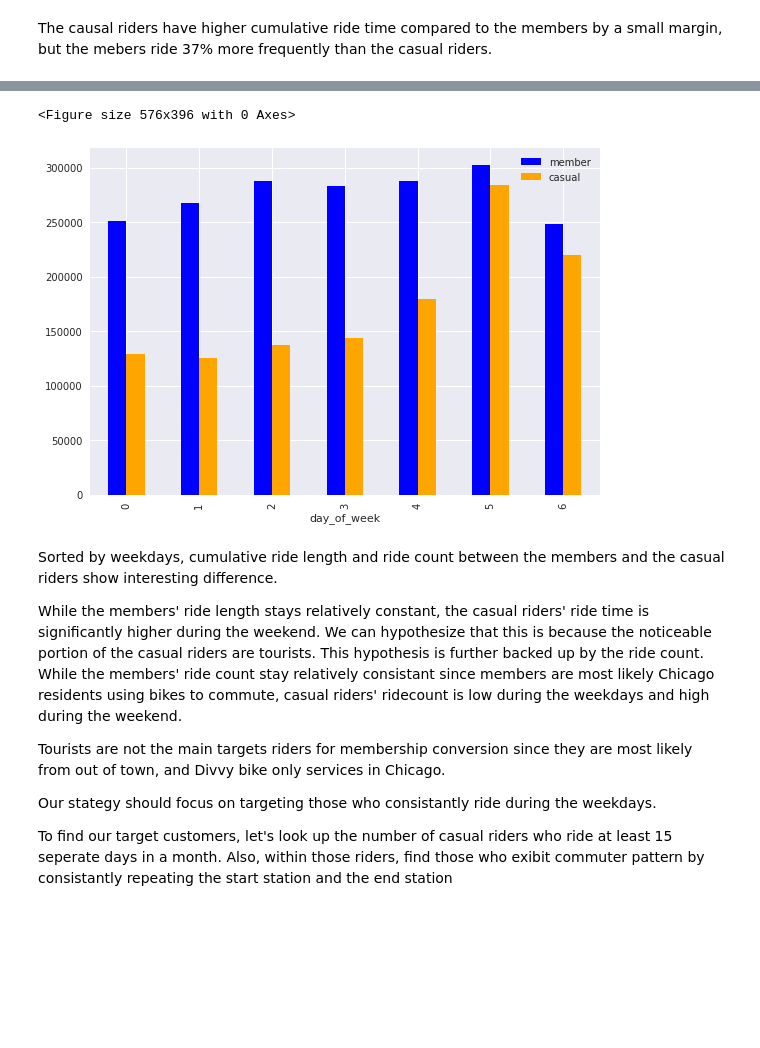
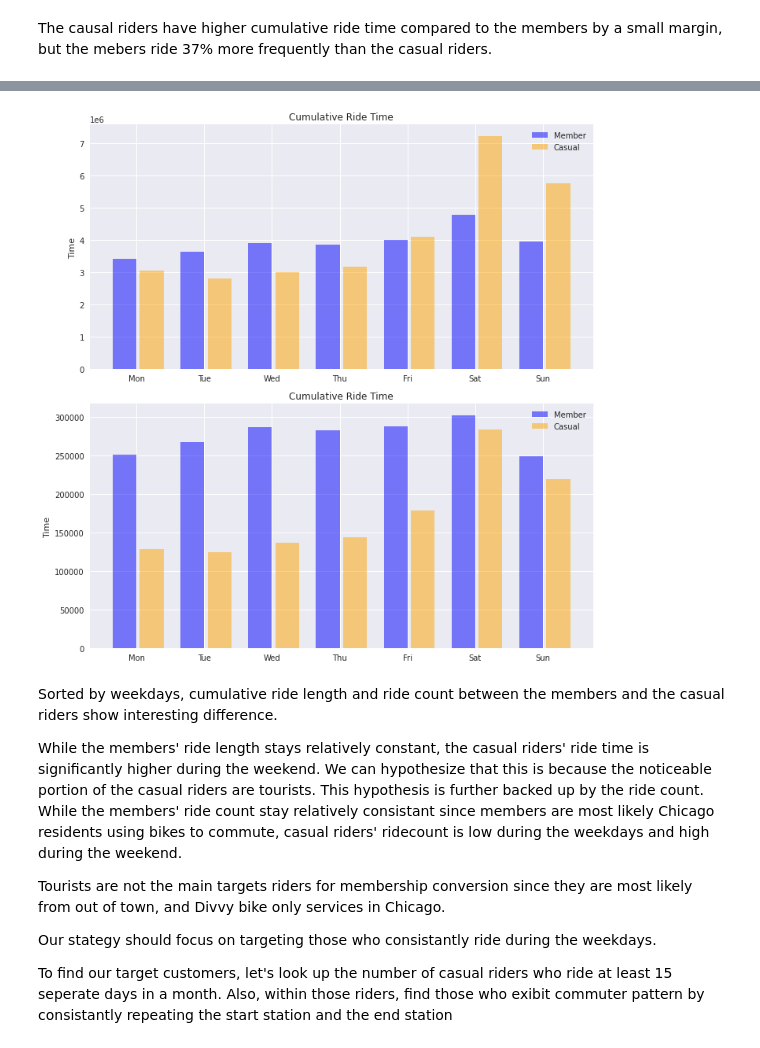
Before and after one commit to alpacapetter/divvy-bike-share-case-study, a Jupyter notebook: divvy-bike-share-case-study.ipynb, the cells around one changed output, grey strips where cells are left out. Saved outputs shown, nothing was run; the diff lists cells and outputs as text; code cells hidden in the pictures; blank space fills up the shorter version.

Commit message:
add better graphics in weekday analysis

```diff
--- a/divvy-bike-share-case-study.ipynb
+++ b/divvy-bike-share-case-study.ipynb
@@ -225,18 +206,50 @@ plt.tight_layout()
-# %%
-# group by day of week and compare ride length of member and casual
-member_ride_count_series = member_ride_length_df.groupby(['day_of_week']).count().ride_id
-casual_ride_count_series = casual_ride_length_df.groupby(['day_of_week']).count().ride_id
-
-df = pd.concat([member_ride_count_series, casual_ride_count_series], axis=1)
-df.columns = ['member', 'casual']
-
-fig = plt.figure()
-df.plot(kind='bar', color=['blue','orange'])
-
-plt.tight_layout()
-# %% [output]
-<Figure size 576x396 with 0 Axes>
-[figure, removed]
+# %%
+# group by day of week and compare ride length of member and casual
+
+member_ride_length_df = main_df.loc[main_df.member_casual == 'member']
+casual_ride_length_df = main_df.loc[main_df.member_casual == 'casual']
+
+member_ride_length_series = member_ride_length_df.groupby(['day_of_week']).sum().ride_length
+casual_ride_length_series = casual_ride_length_df.groupby(['day_of_week']).sum().ride_length
+df_rl_wk = pd.concat([member_ride_length_series, casual_ride_length_series], axis=1)
+df_rl_wk.columns = ['member', 'casual']
+
+rl_wk = df_rl_wk.values
+mem_rl = rl_wk[:,0]
+cas_rl = rl_wk[:,1]
+
+member_ride_count_series = member_ride_length_df.groupby(['day_of_week']).count().ride_id
+casual_ride_count_series = casual_ride_length_df.groupby(['day_of_week']).count().ride_id
+df_ct_wk = pd.concat([member_ride_count_series, casual_ride_count_series], axis=1)
+df_ct_wk.columns = ['member', 'casual']
+
+ct_wk = df_ct_wk.values
+mem_ct = ct_wk[:,0]
+cas_ct = ct_wk[:,1]
+
+ind = np.arange(len(df_rl_wk))
+
+fig_wk, ax = plt.subplots(figsize=(10,10), nrows=2, ncols=1)
+
+rects1 = ax[0].bar(ind, mem_rl, color=['blue'], alpha=.5, width = .35)
+rects2 = ax[0].bar(ind+.4, cas_rl, color=['orange'], alpha=.5, width = .35)
+ax[0].set_title('Cumulative Ride Time')
+ax[0].set_ylabel('Time')
+ax[0].set_xticks(ind + .35 / 2)
+ax[0].set_xticklabels(('Mon', 'Tue', 'Wed', 'Thu', 'Fri', 'Sat', 'Sun'))
+ax[0].legend((rects1[0], rects2[0]), ('Member', 'Casual'))
+
+rects3 = ax[1].bar(ind, mem_ct, color=['blue'], alpha=.5, width = .35)
+rects4 = ax[1].bar(ind+.4, cas_ct, color=['orange'], alpha=.5, width = .35)
+ax[1].set_title('Cumulative Ride Time')
+ax[1].set_ylabel('Time')
+ax[1].set_xticks(ind + .35 / 2)
+ax[1].set_xticklabels(('Mon', 'Tue', 'Wed', 'Thu', 'Fri', 'Sat', 'Sun'))
+ax[1].legend((rects3[0], rects4[0]), ('Member', 'Casual'))
+
+plt.tight_layout()
+# %% [output]
+[figure, added]
 # %% [markdown]
 Sorted by weekdays, cumulative ride length and ride count between the members and the casual riders show interesting difference.
 
```
Also changed, not shown: parts of 1 cell of this notebook.
